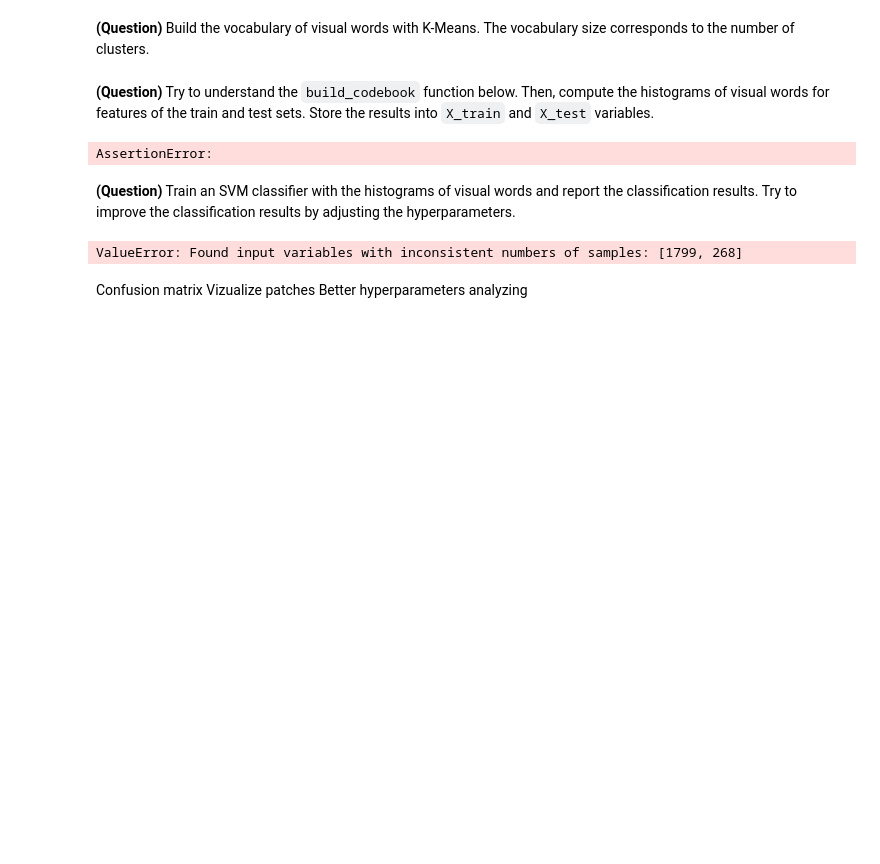
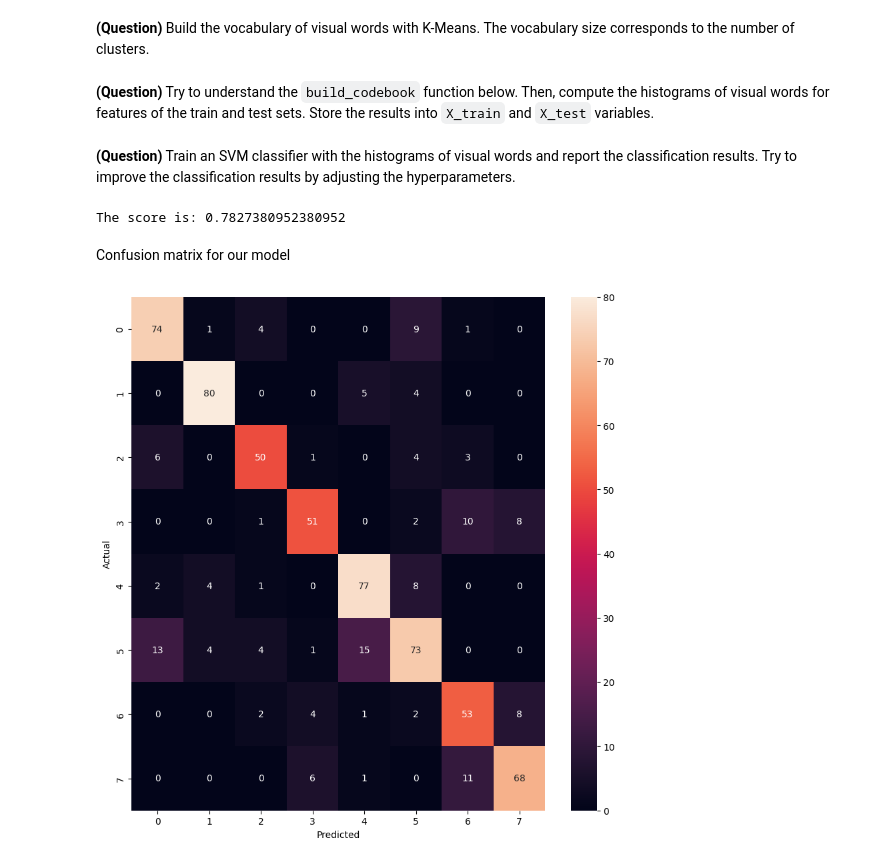
Before and after one commit to aytilfani/ml-3a, a Jupyter notebook: ml-tp3.ipynb, the cells around one changed output. Drawn from its saved outputs; the diff is of its cells as text; code cells hidden in the pictures; blank space fills up the shorter version.

```diff
--- a/ml-tp3.ipynb
+++ b/ml-tp3.ipynb
@@ -104,13 +104,13 @@ print(im0_features.shape)
 # %% [markdown]
 **(Question)** Compute HOG features for the whole dataset. If it takes too long, you can directly load them from the provided `hog.tgz` file.
 # %%
-features = np.array([hog_features(im) for im in images])
+features = np.load('./hog.npy')
 # %% [markdown]
 **(Question)** Split these features into train and test sets (for example 75% train, 25% test).
 
 *Hint*: you can use the `train_test_split` method from `sklearn.model_selection`.
 # %%
-features_train, features_test, labels_train, labels_test = sklearn.model_selection.train_test_split(features, labels, test_size=0.33, random_state=42)
+features_train, features_test, y_train, y_test = sklearn.model_selection.train_test_split(features, labels, test_size=0.25, random_state=42)
 # %% [markdown]
 ### 4. Bag of features
 
@@ -126,7 +126,7 @@ def build_vocabulary(features, voc_size=100):
     # then return the trained classified object.
     # You can use the MiniBatchKMeans class for very similar results
     # but faster run time
-    kmeans = sklearn.cluster.KMeans(n_clusters=voc_size, random_state=0).fit(features)
+    kmeans = sklearn.cluster.MiniBatchKMeans(n_clusters=voc_size, random_state=0).fit(features)
     return kmeans
 # %%
 # Build the vocabulary from train features
@@ -153,16 +153,26 @@ X_test = build_codebook(features_test, vocabulary)
 # %%
 assert X_train.shape == (y_train.shape[0], 100)
 assert X_test.shape == (y_test.shape[0], 100)
-# %% [output]
-AssertionError:
 # %% [markdown]
 **(Question)** Train an SVM classifier with the histograms of visual words and report the classification results. Try to improve the classification results by adjusting the hyperparameters.
 # %%
 linear = SVC(kernel='rbf', C=8).fit(X_train, y_train)
-print(linear.score(X_test, y_test))
+print(f"The score is: {linear.score(X_test, y_test)}")
 # %% [output]
-ValueError: Found input variables with inconsistent numbers of samples: [1799, 268]
+The score is: 0.7827380952380952
 # %% [markdown]
-Confusion matrix
-Vizualize patches
-Better hyperparameters analyzing
+Confusion matrix for our model
+# %%
+from sklearn.metrics import confusion_matrix
+import seaborn as sns
+import matplotlib.pyplot as plt
+
+y_pred = linear.predict(X_test)
+cm = confusion_matrix(y_test, y_pred)
+plt.figure(figsize=(10, 10))
+sns.heatmap(cm, annot=True, fmt='d')
+plt.ylabel('Actual')
+plt.xlabel('Predicted')
+plt.show()
+# %% [output]
+[figure, added]
```
